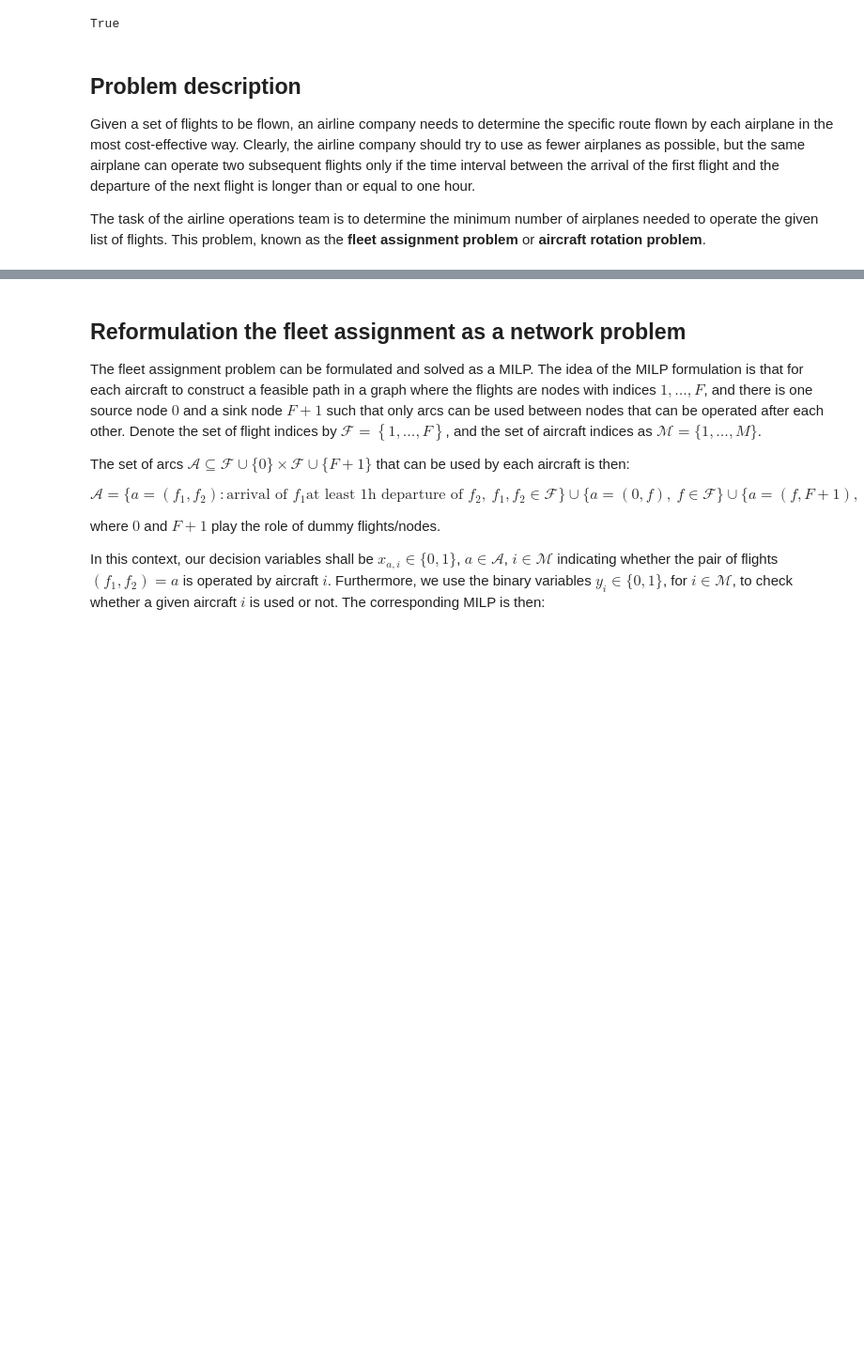
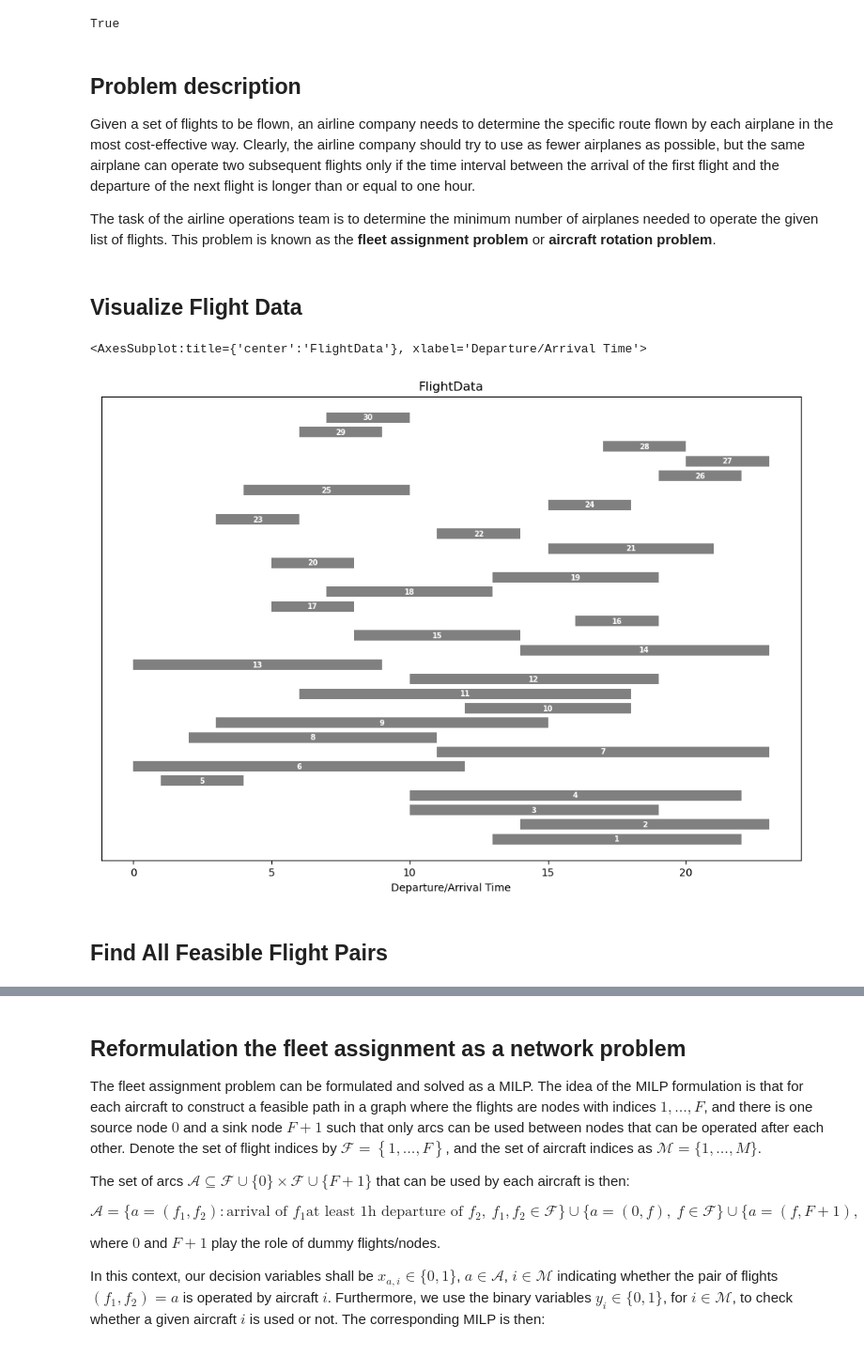
Before and after one commit to mobook/MO-book, a Jupyter notebook: notebooks/07/fleet-assignment.ipynb, the cells around one changed output, grey strips where cells are left out. Shown at 94% size. Saved outputs shown, nothing was run; the diff lists cells and outputs as text; code cells hidden in the pictures; blank space fills up the shorter version.

```diff
--- a/notebooks/07/fleet-assignment.ipynb
+++ b/notebooks/07/fleet-assignment.ipynb
@@ -20,4 +20,4 @@ True
 
 Given a set of flights to be flown, an airline company needs to determine the specific route flown by each airplane in the most cost-effective way. Clearly, the airline company should try to use as fewer airplanes as possible, but the same airplane can operate two subsequent flights only if the time interval between the arrival of the first flight and the departure of the next flight is longer than or equal to one hour.
 
-The task of the airline operations team is to determine the minimum number of airplanes needed to operate the given list of flights. This problem, known as the **fleet assignment problem** or **aircraft rotation problem**.
+The task of the airline operations team is to determine the minimum number of airplanes needed to operate the given list of flights. This problem is known as the **fleet assignment problem** or **aircraft rotation problem**.
@@ -57,2 +24,43 @@ def generate_flight_list(N_flights = 30, min_duration = 1, max_duration = 4, max
-# %%
-FlightData, seed = generate_flight_list()
+# %%
+import numpy as np
+import pandas as pd
+import pyomo.environ as pyo
+import matplotlib.pyplot as plt
+from numpy.random import RandomState
+
+# python generator to create departure and arrival times from single airport
+def generate_flights(N_flights=30, min_duration=1, max_duration=4, max_departure=24, seed=0):
+    rs = RandomState(seed)
+    for flight in range(N_flights):
+        end_flight = max_departure + 1
+        while end_flight > max_departure:
+            start_flight = np.floor(max_departure * rs.rand())
+            end_flight = start_flight + 3 * np.ceil((max_duration + 1 - min_duration) * rs.rand())
+        yield flight + 1, int(start_flight), int(end_flight)
+
+# generate flight data
+FlightData = pd.DataFrame([[flight, departure, arrival] for flight, departure, arrival in generate_flights()])
+FlightData.columns = ["Flight", "Departure", "Arrival"]
+FlightData.set_index("Flight", inplace=True)
+# %% [markdown]
+## Visualize Flight Data
+# %%
+# visualize flight data
+def draw_flights(FlightData):
+    bar_style = {'alpha':1.0, 'lw':10, 'solid_capstyle':'butt'}
+    text_style = {'fontsize': 7, 'color':'white', 'weight':'bold', 'ha':'center', 'va':'center'}
+    fig = plt.figure(figsize=(12, 8))
+    ax = fig.add_subplot(111, xlabel="Departure/Arrival Time", title="FlightData")
+    ax.get_yaxis().set_visible(False)
+    for flight, row in FlightData.iterrows():
+        departure, arrival = row
+        ax.plot([departure, arrival], [flight]*2, 'gray', **bar_style)
+        ax.text((departure + arrival)/2, flight, flight, **text_style)
+    return ax
+
+draw_flights(FlightData)
+# %% [output]
+<AxesSubplot:title={'center':'FlightData'}, xlabel='Departure/Arrival Time'>
+[figure, added]
+# %% [markdown]
+## Find All Feasible Flight Pairs
```
Also changed, not shown: parts of 11 cells of this notebook.
